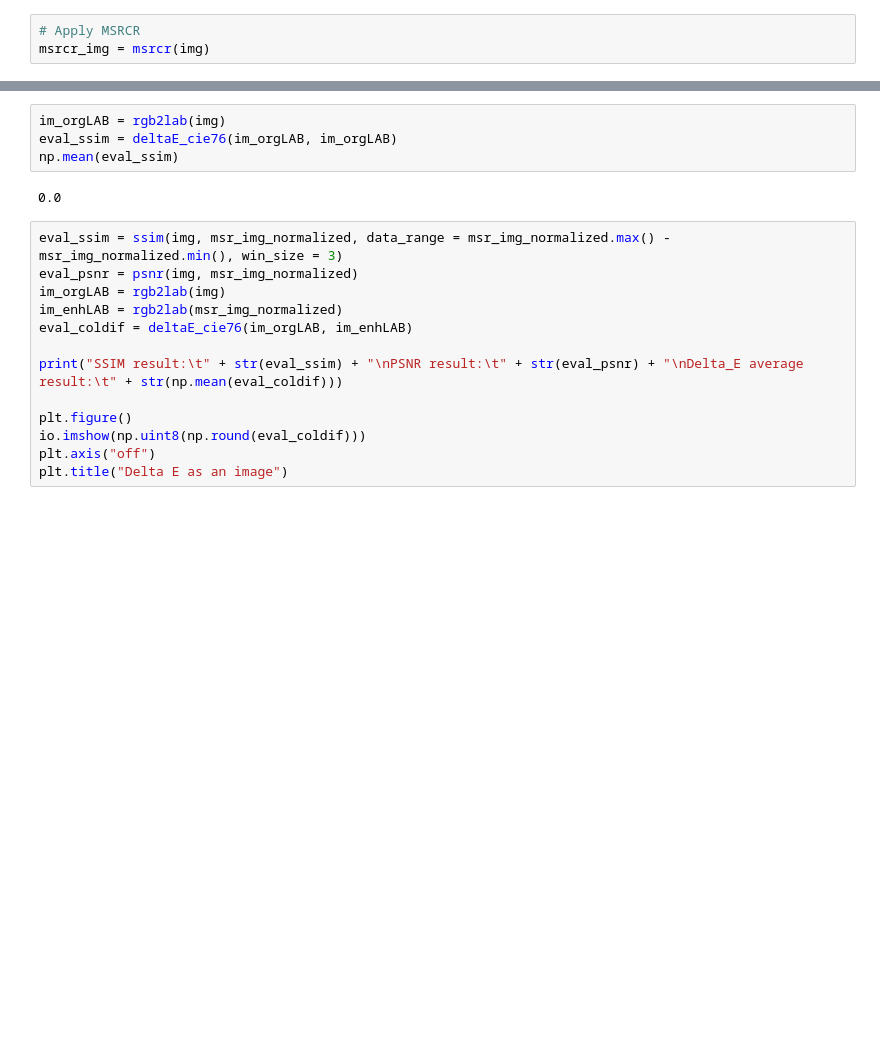
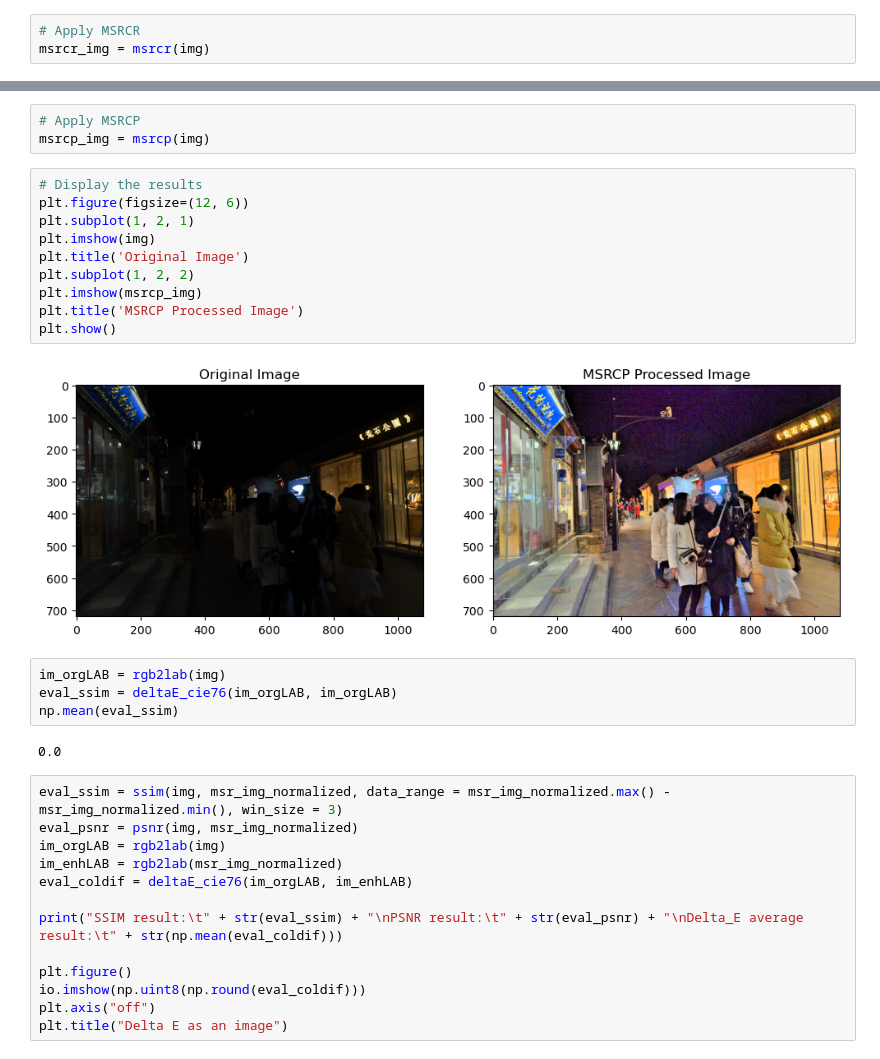
Before and after one commit to eaguiraud/34269_computer_imaging_and_spectroscopy, a Jupyter notebook: low_light_enhancement/msrcr_test_1.ipynb, the cells around one changed output, grey strips where cells are left out. Drawn from its saved outputs; the diff is of its cells as text; blank space fills up the shorter version.

```diff
--- a/low_light_enhancement/msrcr_test_1.ipynb
+++ b/low_light_enhancement/msrcr_test_1.ipynb
@@ -124,3 +113,18 @@ plt.show()
+# %%
+# Apply MSRCP
+msrcp_img = msrcp(img)
+# %%
+# Display the results
+plt.figure(figsize=(12, 6))
+plt.subplot(1, 2, 1)
+plt.imshow(img)
+plt.title('Original Image')
+plt.subplot(1, 2, 2)
+plt.imshow(msrcp_img)
+plt.title('MSRCP Processed Image')
+plt.show()
+# %% [output]
+[figure, added]
 # %%
 im_orgLAB = rgb2lab(img)
 eval_ssim = deltaE_cie76(im_orgLAB, im_orgLAB)
```
Also changed, not shown: parts of 9 cells of this notebook.
